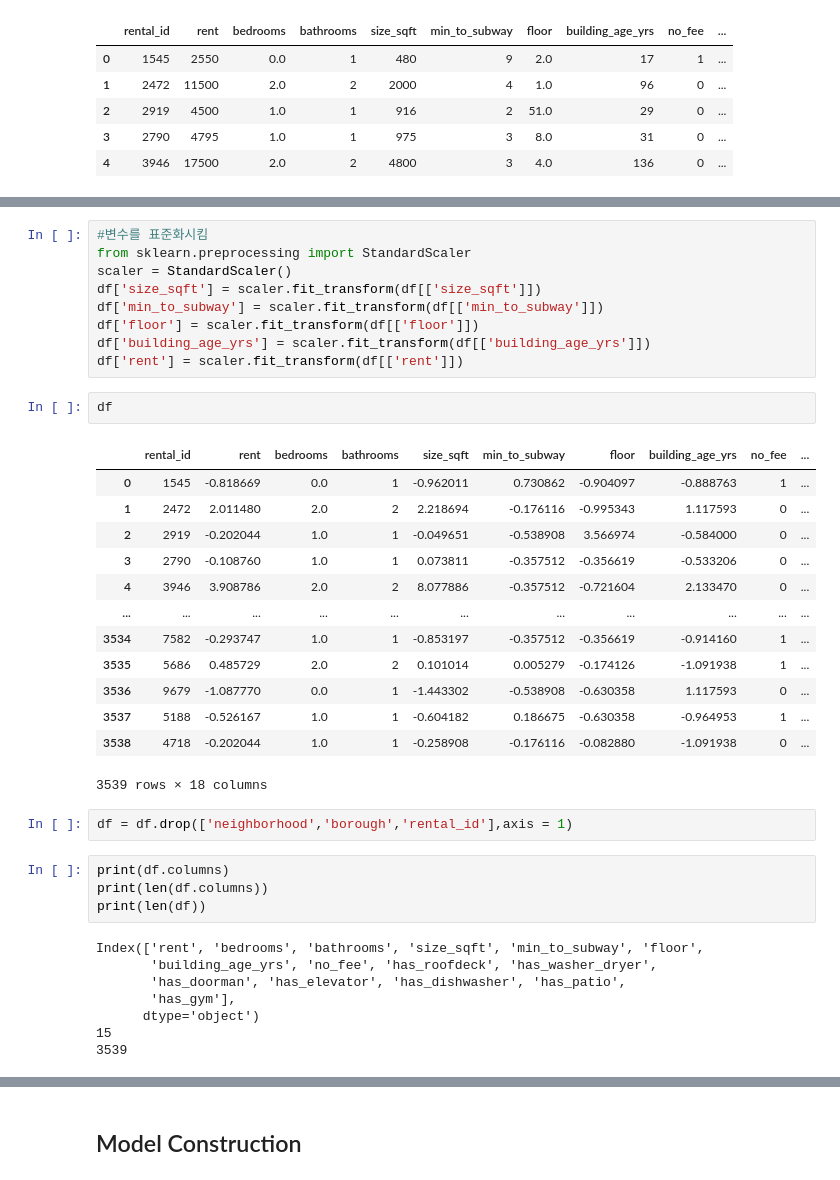
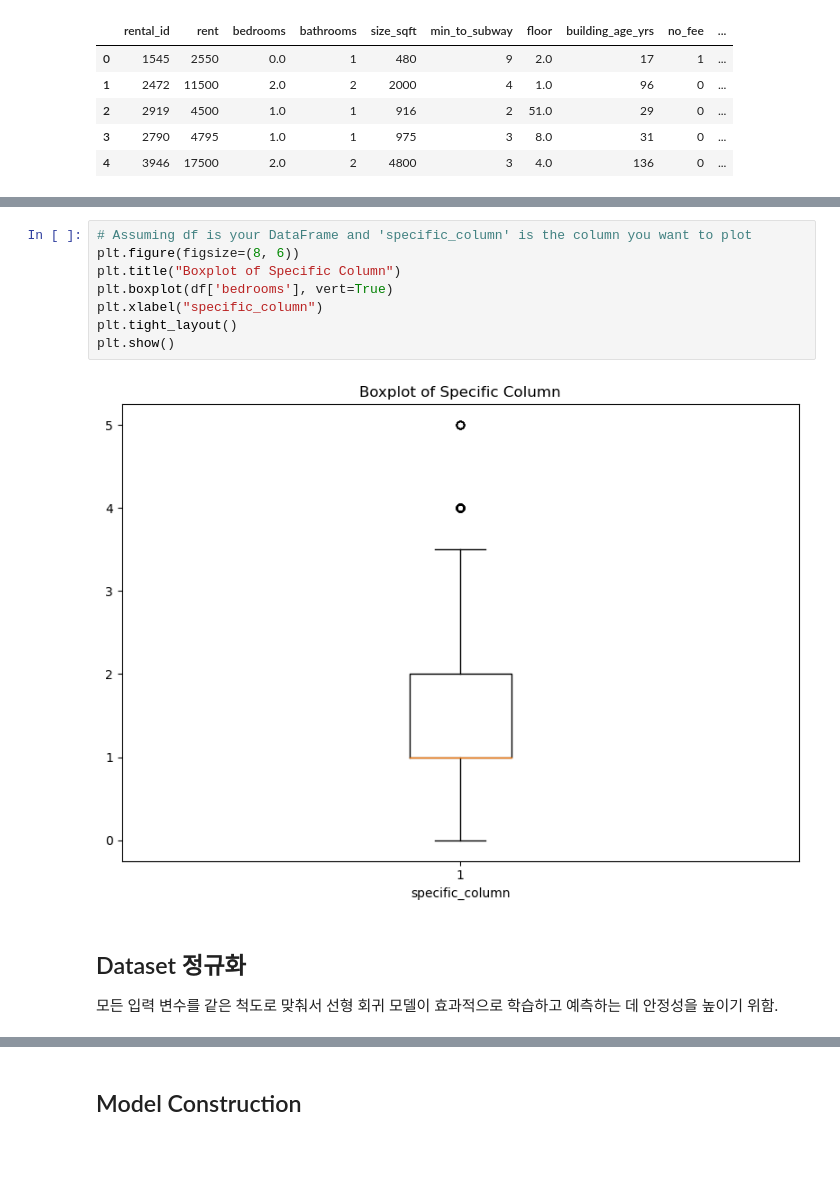
Before and after one commit to leejin-kyu/DGU-MLDL2023, a Jupyter notebook: 기말고사프로젝트[이진규2022121187].ipynb, the cells around one changed output, grey strips where cells are left out. Saved outputs shown, nothing was run; the diff lists cells and outputs as text; blank space fills up the shorter version.

```diff
--- a/기말고사프로젝트[이진규2022121187].ipynb
+++ b/기말고사프로젝트[이진규2022121187].ipynb
@@ -109,39 +189,13 @@ df
-# %%
-#변수를 표준화시킴
-from sklearn.preprocessing import StandardScaler
-scaler = StandardScaler()
-df['size_sqft'] = scaler.fit_transform(df[['size_sqft']])
-df['min_to_subway'] = scaler.fit_transform(df[['min_to_subway']])
-df['floor'] = scaler.fit_transform(df[['floor']])
-df['building_age_yrs'] = scaler.fit_transform(df[['building_age_yrs']])
-df['rent'] = scaler.fit_transform(df[['rent']])
-# %%
-df
-# %% [output]
-|  | rental_id | rent | bedrooms | bathrooms | size_sqft | min_to_subway | floor | building_age_yrs | no_fee | ... |
-| 0 | 1545 | -0.818669 | 0.0 | 1 | -0.962011 | 0.730862 | -0.904097 | -0.888763 | 1 | ... |
-| 1 | 2472 | 2.011480 | 2.0 | 2 | 2.218694 | -0.176116 | -0.995343 | 1.117593 | 0 | ... |
-| 2 | 2919 | -0.202044 | 1.0 | 1 | -0.049651 | -0.538908 | 3.566974 | -0.584000 | 0 | ... |
-| 3 | 2790 | -0.108760 | 1.0 | 1 | 0.073811 | -0.357512 | -0.356619 | -0.533206 | 0 | ... |
-| 4 | 3946 | 3.908786 | 2.0 | 2 | 8.077886 | -0.357512 | -0.721604 | 2.133470 | 0 | ... |
-| ... | ... | ... | ... | ... | ... | ... | ... | ... | ... | ... |
-| 3534 | 7582 | -0.293747 | 1.0 | 1 | -0.853197 | -0.357512 | -0.356619 | -0.914160 | 1 | ... |
-| 3535 | 5686 | 0.485729 | 2.0 | 2 | 0.101014 | 0.005279 | -0.174126 | -1.091938 | 1 | ... |
-| 3536 | 9679 | -1.087770 | 0.0 | 1 | -1.443302 | -0.538908 | -0.630358 | 1.117593 | 0 | ... |
-| 3537 | 5188 | -0.526167 | 1.0 | 1 | -0.604182 | 0.186675 | -0.630358 | -0.964953 | 1 | ... |
-| 3538 | 4718 | -0.202044 | 1.0 | 1 | -0.258908 | -0.176116 | -0.082880 | -1.091938 | 0 | ... |
-3539 rows × 18 columns
-# %%
-df = df.drop(['neighborhood','borough','rental_id'],axis = 1)
-# %%
-print(df.columns)
-print(len(df.columns))
-print(len(df))
-# %% [output]
-Index(['rent', 'bedrooms', 'bathrooms', 'size_sqft', 'min_to_subway', 'floor',
-       'building_age_yrs', 'no_fee', 'has_roofdeck', 'has_washer_dryer',
-       'has_doorman', 'has_elevator', 'has_dishwasher', 'has_patio',
-       'has_gym'],
-      dtype='object')
-15
-3539
+# %%
+# Assuming df is your DataFrame and 'specific_column' is the column you want to plot
+plt.figure(figsize=(8, 6))
+plt.title("Boxplot of Specific Column")
+plt.boxplot(df['bedrooms'], vert=True)
+plt.xlabel("specific_column")
+plt.tight_layout()
+plt.show()
+# %% [output]
+[figure, added]
+# %% [markdown]
+## Dataset 정규화
+모든 입력 변수를 같은 척도로 맞춰서 선형 회귀 모델이 효과적으로 학습하고 예측하는 데 안정성을 높이기 위함.
```
Also changed, not shown: parts of 66 cells of this notebook.
